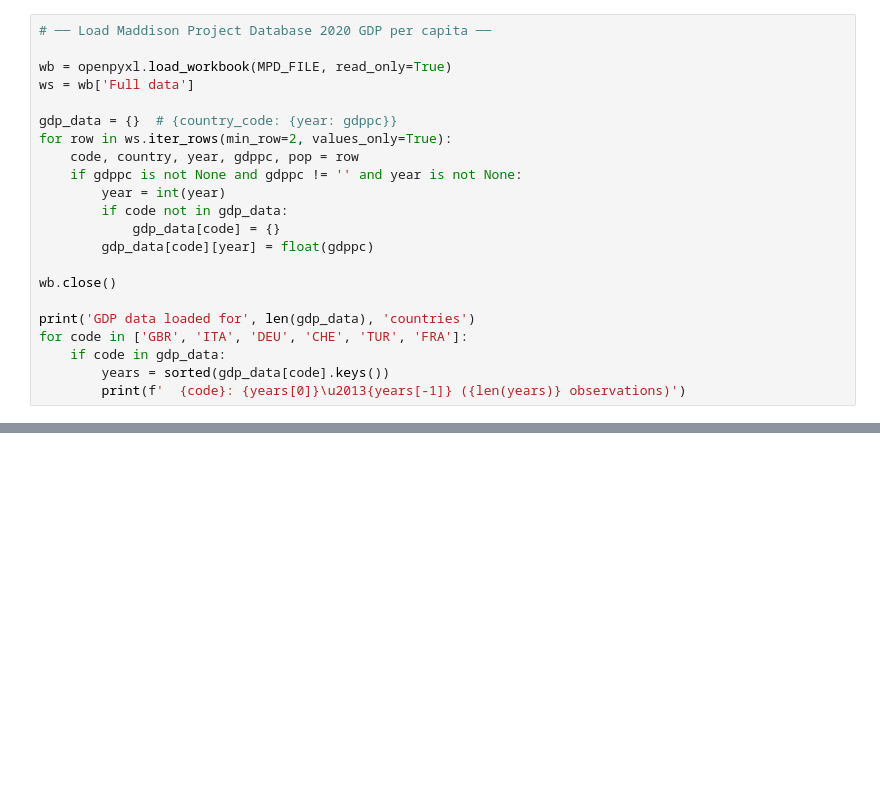
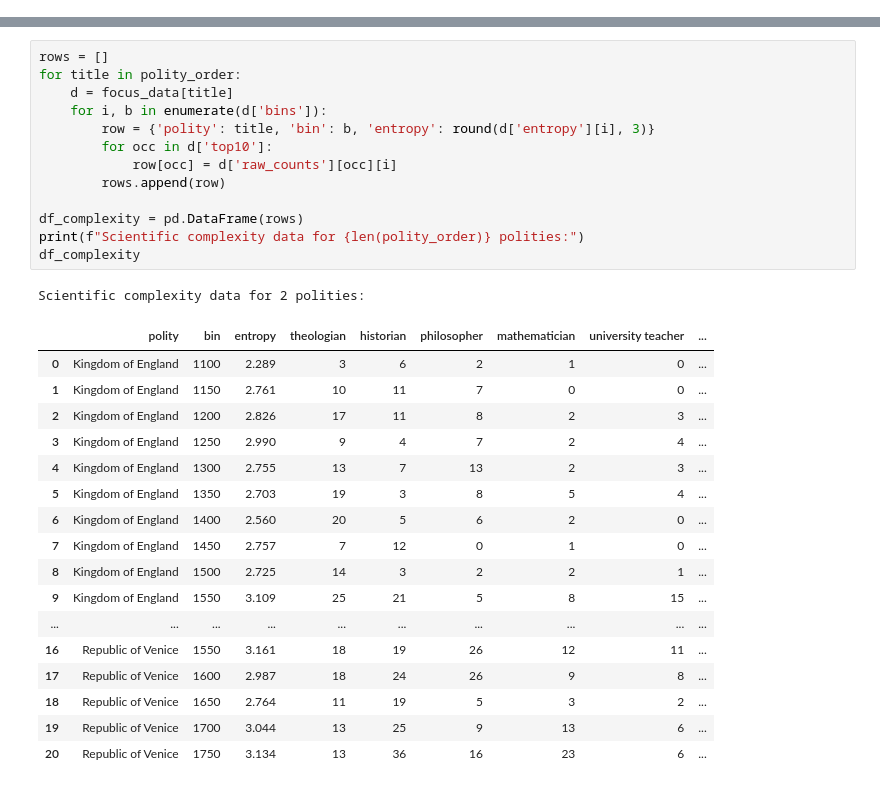
Before and after one commit to charlesdedampierre/cultura_database, a Jupyter notebook: paper/fig_complexity_gdp.ipynb, the cells around one changed output, grey strips where cells are left out. Saved outputs shown, nothing was run; the diff lists cells and outputs as text; blank space fills up the shorter version.

```diff
--- a/paper/fig_complexity_gdp.ipynb
+++ b/paper/fig_complexity_gdp.ipynb
@@ -64,22 +44,0 @@ plt.show()
-# %%
-# ── Load Maddison Project Database 2020 GDP per capita ──
-
-wb = openpyxl.load_workbook(MPD_FILE, read_only=True)
-ws = wb['Full data']
-
-gdp_data = {}  # {country_code: {year: gdppc}}
-for row in ws.iter_rows(min_row=2, values_only=True):
-    code, country, year, gdppc, pop = row
-    if gdppc is not None and gdppc != '' and year is not None:
-        year = int(year)
-        if code not in gdp_data:
-            gdp_data[code] = {}
-        gdp_data[code][year] = float(gdppc)
-
-wb.close()
-
-print('GDP data loaded for', len(gdp_data), 'countries')
-for code in ['GBR', 'ITA', 'DEU', 'CHE', 'TUR', 'FRA']:
-    if code in gdp_data:
-        years = sorted(gdp_data[code].keys())
-        print(f'  {code}: {years[0]}\u2013{years[-1]} ({len(years)} observations)')
@@ -396,0 +132,32 @@ for polity_name in polity_order:
+# %%
+rows = []
+for title in polity_order:
+    d = focus_data[title]
+    for i, b in enumerate(d['bins']):
+        row = {'polity': title, 'bin': b, 'entropy': round(d['entropy'][i], 3)}
+        for occ in d['top10']:
+            row[occ] = d['raw_counts'][occ][i]
+        rows.append(row)
+
+df_complexity = pd.DataFrame(rows)
+print(f"Scientific complexity data for {len(polity_order)} polities:")
+df_complexity
+# %% [output]
+Scientific complexity data for 2 polities:
+|  | polity | bin | entropy | theologian | historian | philosopher | mathematician | university teacher | ... |
+| 0 | Kingdom of England | 1100 | 2.289 | 3 | 6 | 2 | 1 | 0 | ... |
+| 1 | Kingdom of England | 1150 | 2.761 | 10 | 11 | 7 | 0 | 0 | ... |
+| 2 | Kingdom of England | 1200 | 2.826 | 17 | 11 | 8 | 2 | 3 | ... |
+| 3 | Kingdom of England | 1250 | 2.990 | 9 | 4 | 7 | 2 | 4 | ... |
+| 4 | Kingdom of England | 1300 | 2.755 | 13 | 7 | 13 | 2 | 3 | ... |
+| 5 | Kingdom of England | 1350 | 2.703 | 19 | 3 | 8 | 5 | 4 | ... |
+| 6 | Kingdom of England | 1400 | 2.560 | 20 | 5 | 6 | 2 | 0 | ... |
+| 7 | Kingdom of England | 1450 | 2.757 | 7 | 12 | 0 | 1 | 0 | ... |
+| 8 | Kingdom of England | 1500 | 2.725 | 14 | 3 | 2 | 2 | 1 | ... |
+| 9 | Kingdom of England | 1550 | 3.109 | 25 | 21 | 5 | 8 | 15 | ... |
+| ... | ... | ... | ... | ... | ... | ... | ... | ... | ... |
+| 16 | Republic of Venice | 1550 | 3.161 | 18 | 19 | 26 | 12 | 11 | ... |
+| 17 | Republic of Venice | 1600 | 2.987 | 18 | 24 | 26 | 9 | 8 | ... |
+| 18 | Republic of Venice | 1650 | 2.764 | 11 | 19 | 5 | 3 | 2 | ... |
+| 19 | Republic of Venice | 1700 | 3.044 | 13 | 25 | 9 | 13 | 6 | ... |
+| 20 | Republic of Venice | 1750 | 3.134 | 13 | 36 | 16 | 23 | 6 | ... |
```
Also changed, not shown: parts of 17 cells of this notebook, 18 other files.
